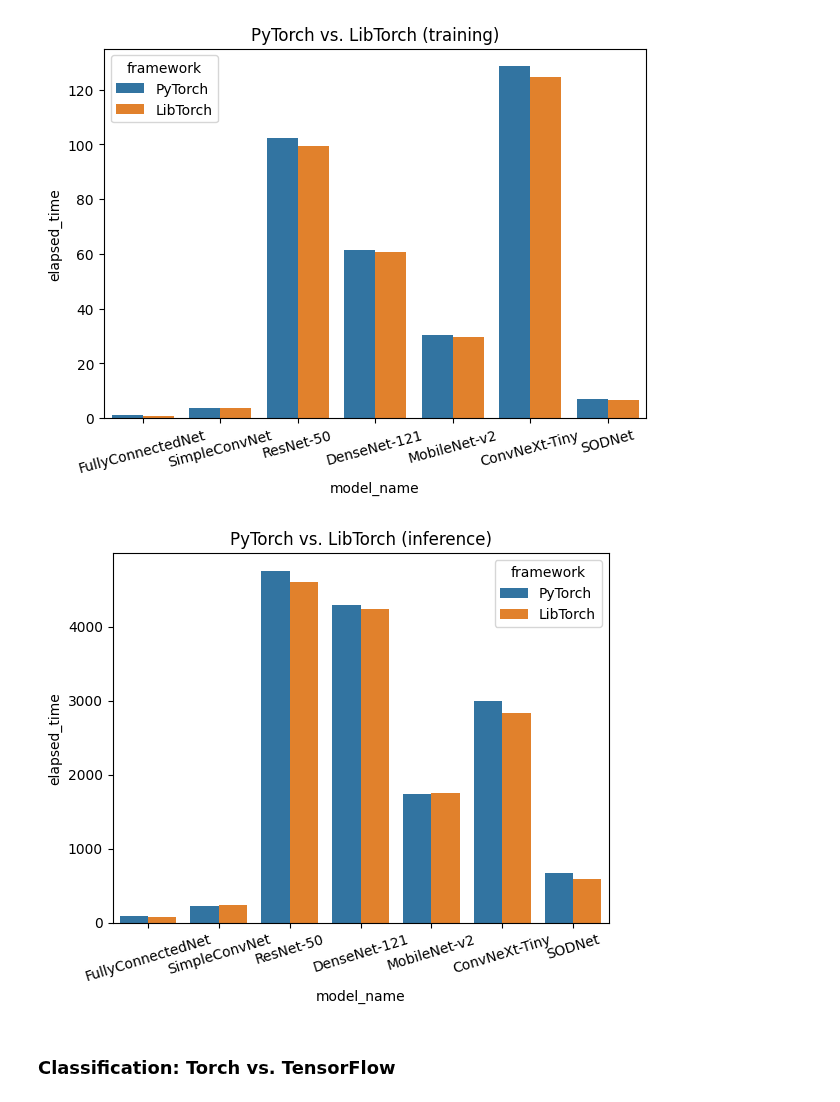
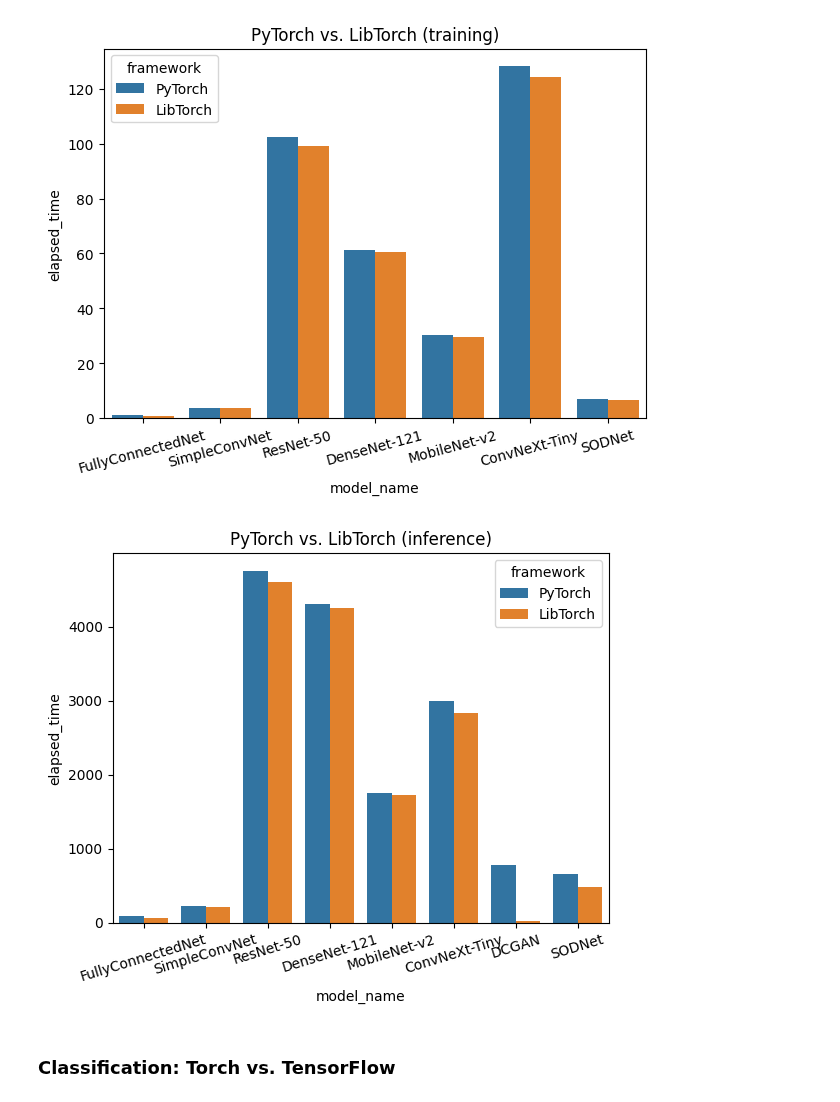
Before and after one commit to mihawb/dnn-lang-comparison, a Jupyter notebook: analysis/rolling_analysis.ipynb, the cells around one changed output. Saved outputs shown, nothing was run; the diff lists cells and outputs as text; code cells hidden in the pictures.

Commit message:
analysis, eval mode for dcgan

```diff
--- a/analysis/rolling_analysis.ipynb
+++ b/analysis/rolling_analysis.ipynb
@@ -14,7 +12,7 @@ pd.options.display.float_format = '{:.1f}'.format
 # %% [markdown]
 ### LibTorch: native and imported models
 # %%
-root = '../results_11'
+root = '../results_final_9'
 training, evaluation = get_results(root)
 # %%
 fig, ax = plt.subplots(1,1)
@@ -70,19 +69,19 @@ if GENERATE_PNGS:
 # %%
 fig, ax = plt.subplots(1,1)
 
 clfs = evaluation[(evaluation.framework == 'PyTorch') | (evaluation.framework == 'LibTorch')]
 clfs = clfs[clfs.model_name != 'NativeResNet-50']
-clfs = clfs[clfs.model_name != 'DCGAN']
+# clfs = clfs[clfs.model_name != 'DCGAN']
 # clfs = clfs[clfs.model_name != 'SODNet']
 clfs = clfs[clfs.model_name != 'CELEBA']
 sns.barplot(data=clfs, x='model_name', y='elapsed_time', hue='framework', ax=ax)
 ax.set_xticklabels(ax.get_xticklabels(), rotation=17)
 ax.set_title('PyTorch vs. LibTorch (inference)')
 
 if GENERATE_PNGS:
 	fig.savefig('./plots/libtorch_vs_pytorch_clfs_infer.png')
 # %% [output]
-[figure, old version]
+[figure, new version]
 # %% [markdown]
 ### Classification: Torch vs. TensorFlow
 # %%
```
Also changed, not shown: parts of 14 cells of this notebook, 5 other files.
